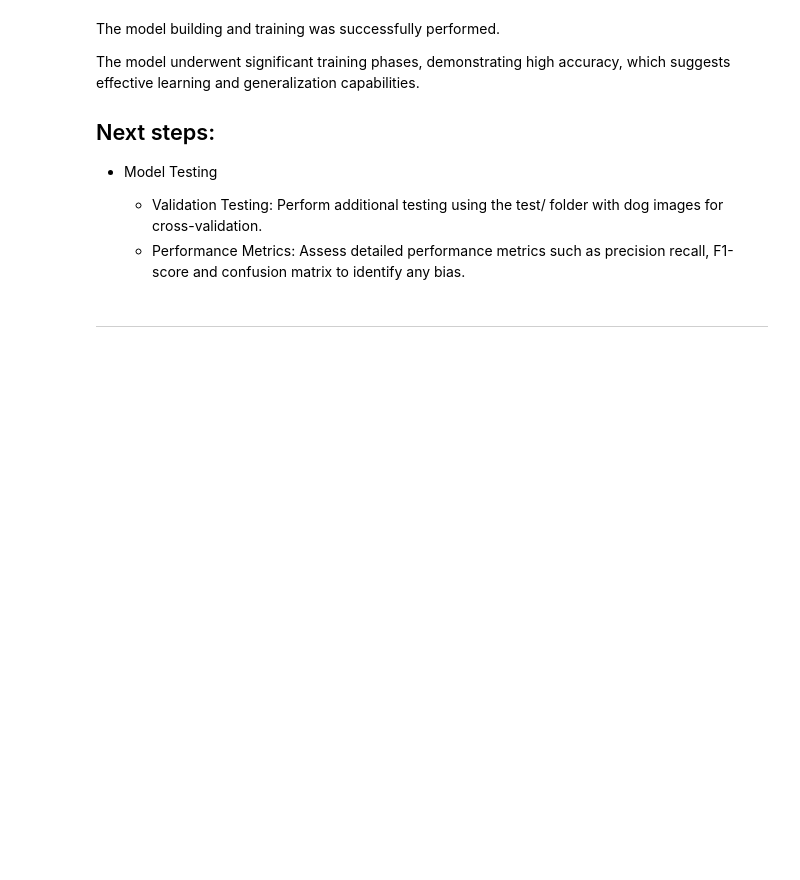
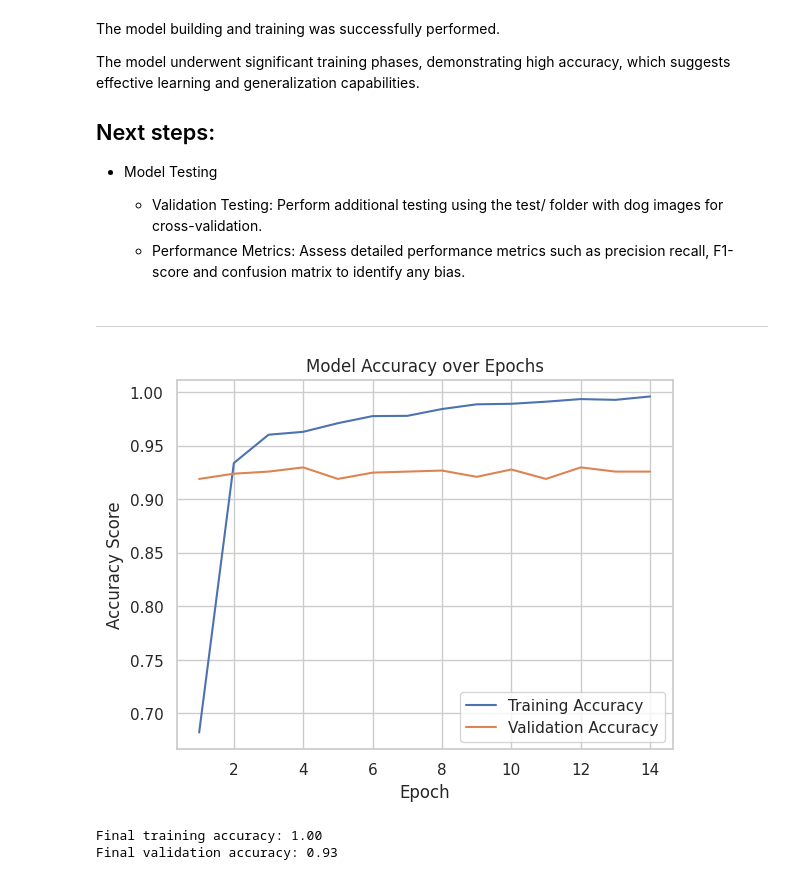
Before and after one commit to Jaaz7/TailTeller, a Jupyter notebook: jupyter_notebooks/04 - ModelBuilding.ipynb, the cells around one changed output. Drawn from its saved outputs; the diff is of its cells as text; code cells hidden in the pictures; blank space fills up the shorter version.

```diff
--- a/jupyter_notebooks/04 - ModelBuilding.ipynb
+++ b/jupyter_notebooks/04 - ModelBuilding.ipynb
@@ -201,3 +202,43 @@ The model underwent significant training phases, demonstrating high accuracy, wh
     * Performance Metrics: Assess detailed performance metrics such as precision recall, F1-score and confusion matrix to identify any bias.
 # %% [markdown]
 ---
+# %%
+import matplotlib.pyplot as plt
+import seaborn as sns
+
+# Set the style of seaborn
+sns.set(style='whitegrid')
+
+# Get training and validation accuracy histories
+training_accuracy = history.history['accuracy']
+validation_accuracy = history.history['val_accuracy']
+
+# Create count of the number of epochs
+epoch_count = range(1, len(training_accuracy) + 1)
+
+# Create a figure and axis
+fig, ax = plt.subplots()
+
+# Plot training accuracy
+sns.lineplot(x=epoch_count, y=training_accuracy, ax=ax, label='Training Accuracy')
+
+# Plot validation accuracy
+sns.lineplot(x=epoch_count, y=validation_accuracy, ax=ax, label='Validation Accuracy')
+
+# Set labels and title
+ax.set_xlabel('Epoch')
+ax.set_ylabel('Accuracy Score')
+ax.set_title('Model Accuracy over Epochs')
+
+# Show the plot
+plt.show()
+
+# Print the final training accuracy
+print(f'Final training accuracy: {format(training_accuracy[-1], ".2f")}')
+
+# Print the final validation accuracy
+print(f'Final validation accuracy: {format(validation_accuracy[-1], ".2f")}')
+# %% [output]
+[figure, added]
+Final training accuracy: 1.00
+Final validation accuracy: 0.93
```
Also changed, not shown: parts of 3 cells of this notebook, 3 other files.
